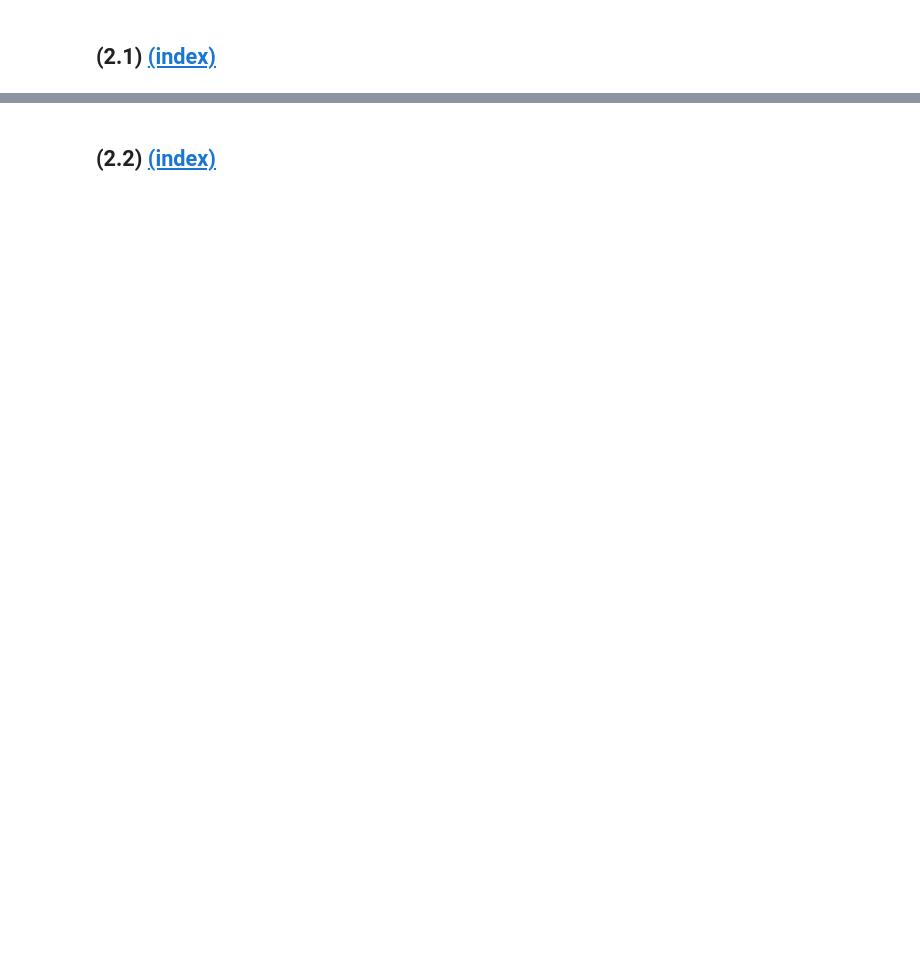
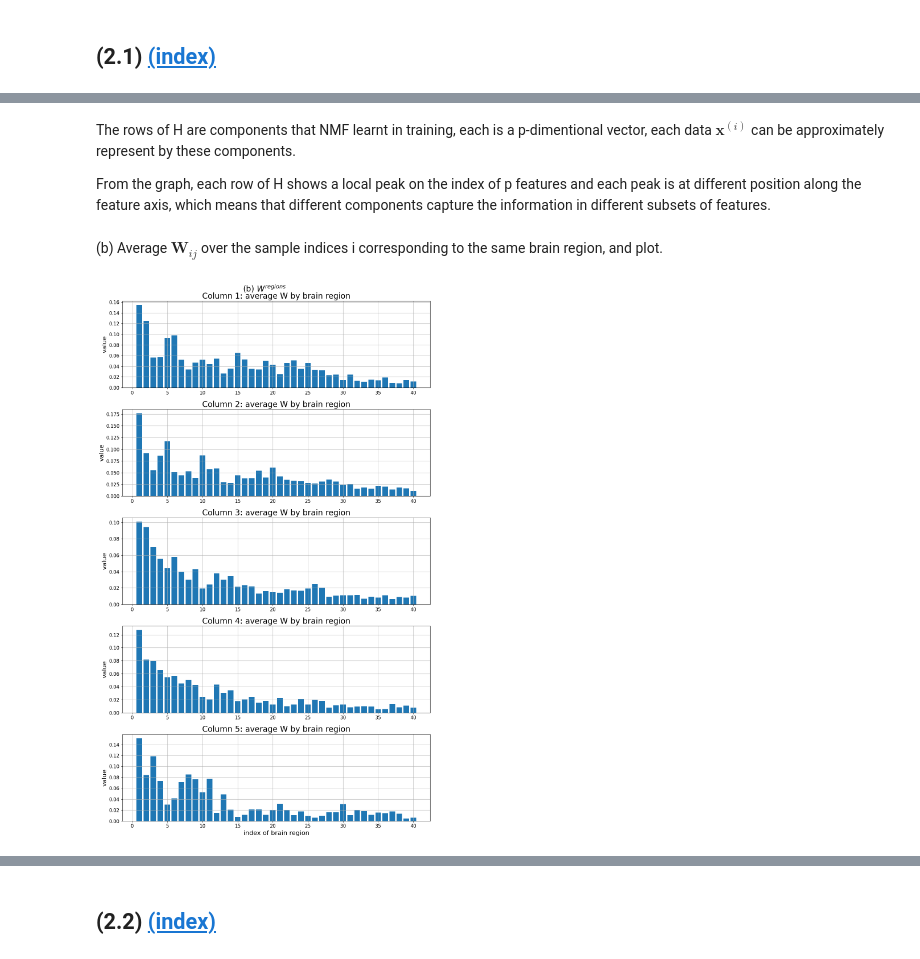
Before and after one commit to Shengyuan-Liu/MATH60026_MethodsForDataScience, a Jupyter notebook: cw2/02371367_Coursework2_Part1.ipynb, the cells around one changed output, grey strips where cells are left out. Cells and saved outputs as stored; diff of their text form; code cells hidden in the pictures; blank space fills up the shorter version.

```diff
--- a/cw2/02371367_Coursework2_Part1.ipynb
+++ b/cw2/02371367_Coursework2_Part1.ipynb
@@ -304,3 +388,5 @@ plt.show()
+# %%
+rng = np.random.default_rng(0)
 # %% [markdown]
 <a name="task-21"></a>
 
@@ -307,0 +396,2 @@ plt.show()
+# %%
+X_norm = normalize_nmf(np.asarray(data.iloc[:, :200]))
@@ -307,0 +532,25 @@ plt.show()
+# %% [markdown]
+The rows of H are components that NMF learnt in training, each is a p-dimentional vector, each data $\mathbf{x}^{(i)}$ can be approximately represent by these components.
+
+From the graph, each row of H shows a local peak on the index of p features and each peak is at different position along the feature axis, which means that different components capture the information in different subsets of features.
+# %% [markdown]
+(b) Average $\mathbf{W}_{ij}$ over the sample indices i corresponding to the same brain region, and plot.
+# %%
+# (b) Average W_ij over samples corresponding to the same brain region
+fig, axes = plt.subplots(r, 1, figsize=(12, 20))
+x_axis_region = range(1, N_Brain_Region + 1)
+for j in range(r):
+    W_regions = np.zeros(N_Brain_Region)
+    for region in x_axis_region:
+        # Calculate the mean of the specific brain region
+        indices = (data['Brain Region Index'].values == region)
+        W_regions[region - 1] = np.mean(W[indices, j])
+    axes[j].bar(x_axis_region, W_regions)
+    axes[j].set(title=f'Column {j+1}: average W by brain region', ylabel='value')
+    axes[j].grid(True)
+axes[-1].set_xlabel('index of brain region')
+plt.suptitle('(b) $W^{regions}$')
+plt.tight_layout()
+plt.show()
+# %% [output]
+[figure, added]
```
Also changed, not shown: parts of 56 cells of this notebook.
